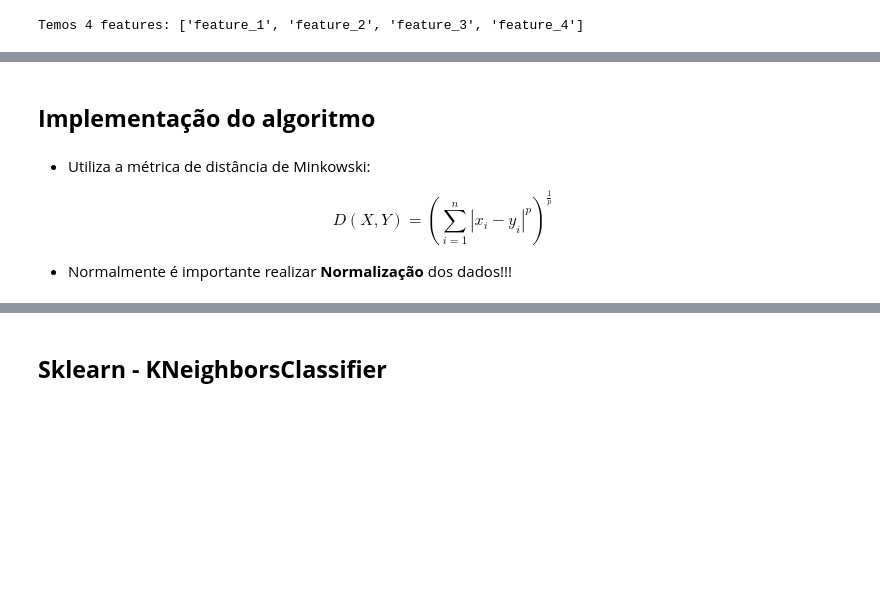
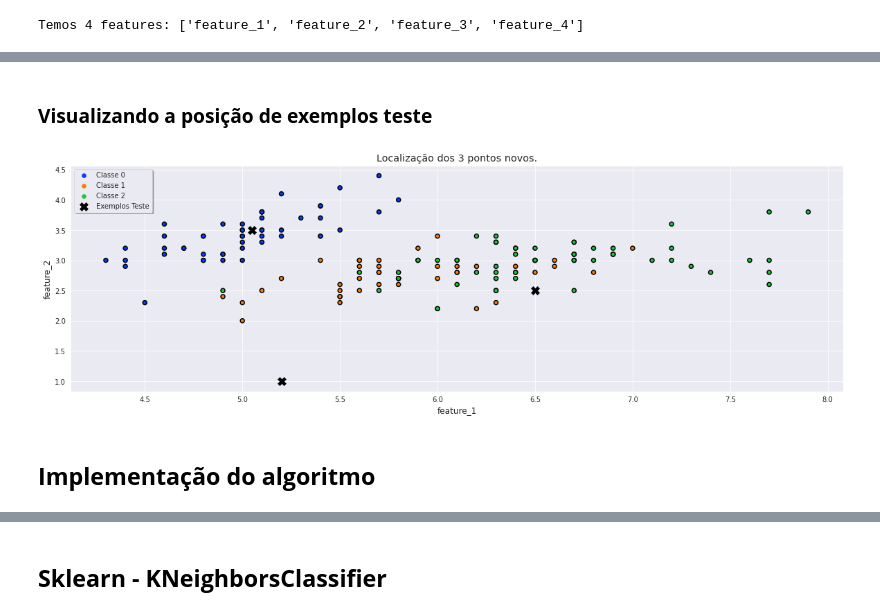
Before and after one commit to rocabrera/ml-learning, a Jupyter notebook: knn/knn.ipynb, the cells around one changed output, grey strips where cells are left out. Saved outputs shown, nothing was run; the diff lists cells and outputs as text; code cells hidden in the pictures; blank space fills up the shorter version.

```diff
--- a/knn/knn.ipynb
+++ b/knn/knn.ipynb
@@ -90,8 +133,13 @@ plot2Dimensions(df, fst_dim, snd_dim, test_examples)
+# %% [markdown]
+### **Visualizando a posição de exemplos teste**
+# %%
+#Pontos test, coloque quantos quiser!! - (x,y)
+test_examples = np.array([[5.05, 3.5],
+                          [6.5, 2.5],
+                          [5.2, 1],])
+
+plot2Dimensions(df, fst_dim, snd_dim, test_examples)
+# %% [output]
+[figure, added]
 # %% [markdown]
 ## **Implementação do algoritmo**
-# %% [markdown]
-- Utiliza a métrica de distância de Minkowski:
-
-$$D(X,Y) = (\sum_{i=1}^{n} |x_i - y_i|^p)^{\frac{1}{p}}$$
-
-- Normalmente é importante realizar **Normalização** dos dados!!!
```
Also changed, not shown: parts of 46 cells of this notebook, 2 other files.
